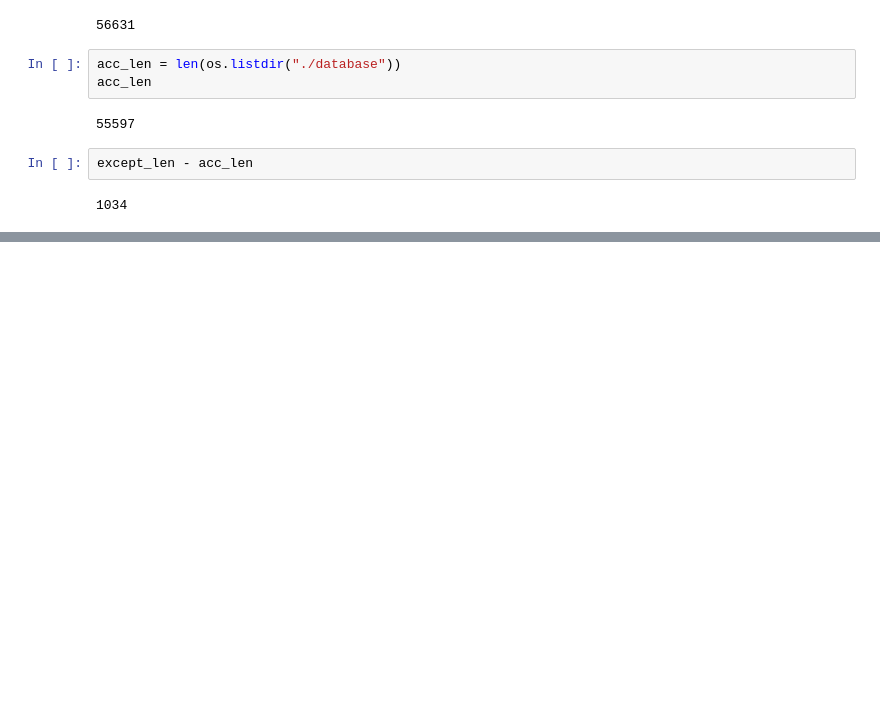
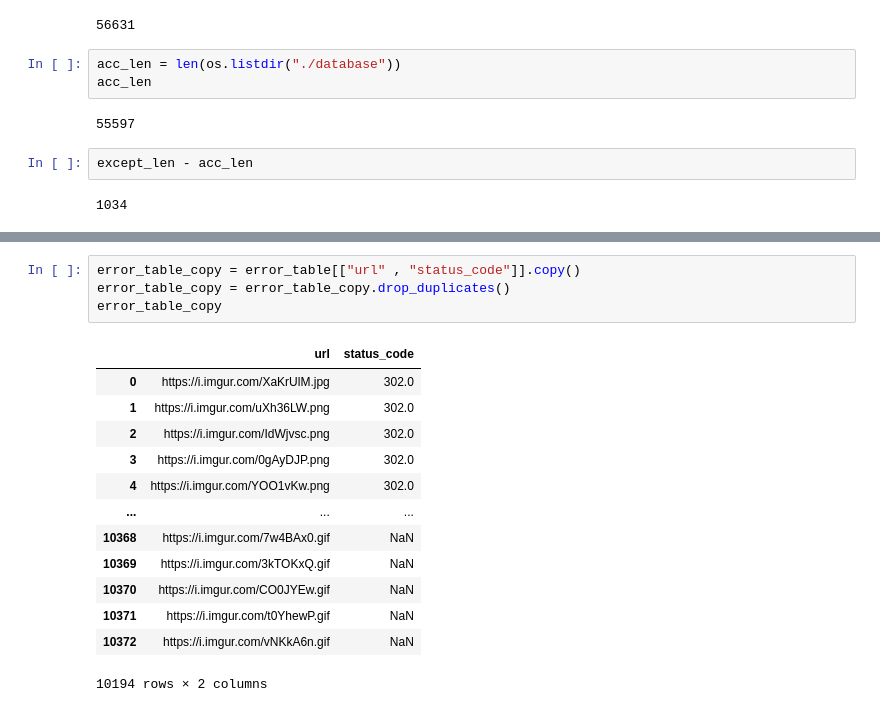
Before and after one commit to KeithLin724/NYCU-Data-Science-2024, a Jupyter notebook: HW1/Part2/group_image.ipynb, the cells around one changed output, grey strips where cells are left out. Cells and saved outputs as stored; diff of their text form; blank space fills up the shorter version.

```diff
--- a/HW1/Part2/group_image.ipynb
+++ b/HW1/Part2/group_image.ipynb
@@ -139,0 +176,18 @@ except_len - acc_len
+# %%
+error_table_copy = error_table[["url" , "status_code"]].copy()
+error_table_copy = error_table_copy.drop_duplicates()
+error_table_copy
+# %% [output]
+|  | url | status_code |
+| 0 | https://i.imgur.com/XaKrUlM.jpg | 302.0 |
+| 1 | https://i.imgur.com/uXh36LW.png | 302.0 |
+| 2 | https://i.imgur.com/IdWjvsc.png | 302.0 |
+| 3 | https://i.imgur.com/0gAyDJP.png | 302.0 |
+| 4 | https://i.imgur.com/YOO1vKw.png | 302.0 |
+| ... | ... | ... |
+| 10368 | https://i.imgur.com/7w4BAx0.gif | NaN |
+| 10369 | https://i.imgur.com/3kTOKxQ.gif | NaN |
+| 10370 | https://i.imgur.com/CO0JYEw.gif | NaN |
+| 10371 | https://i.imgur.com/t0YhewP.gif | NaN |
+| 10372 | https://i.imgur.com/vNKkA6n.gif | NaN |
+10194 rows × 2 columns
```
Also changed, not shown: parts of 4 cells of this notebook.
